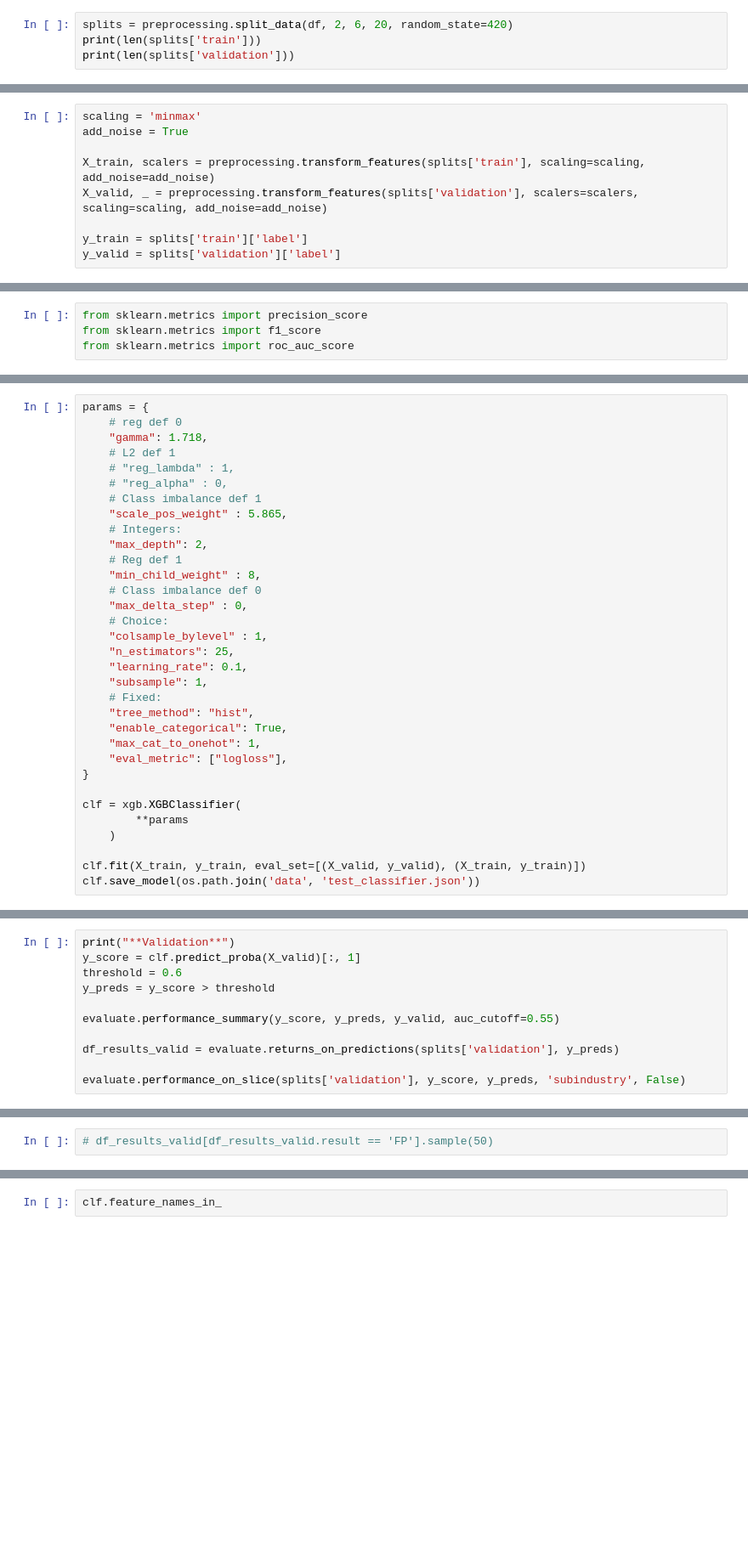
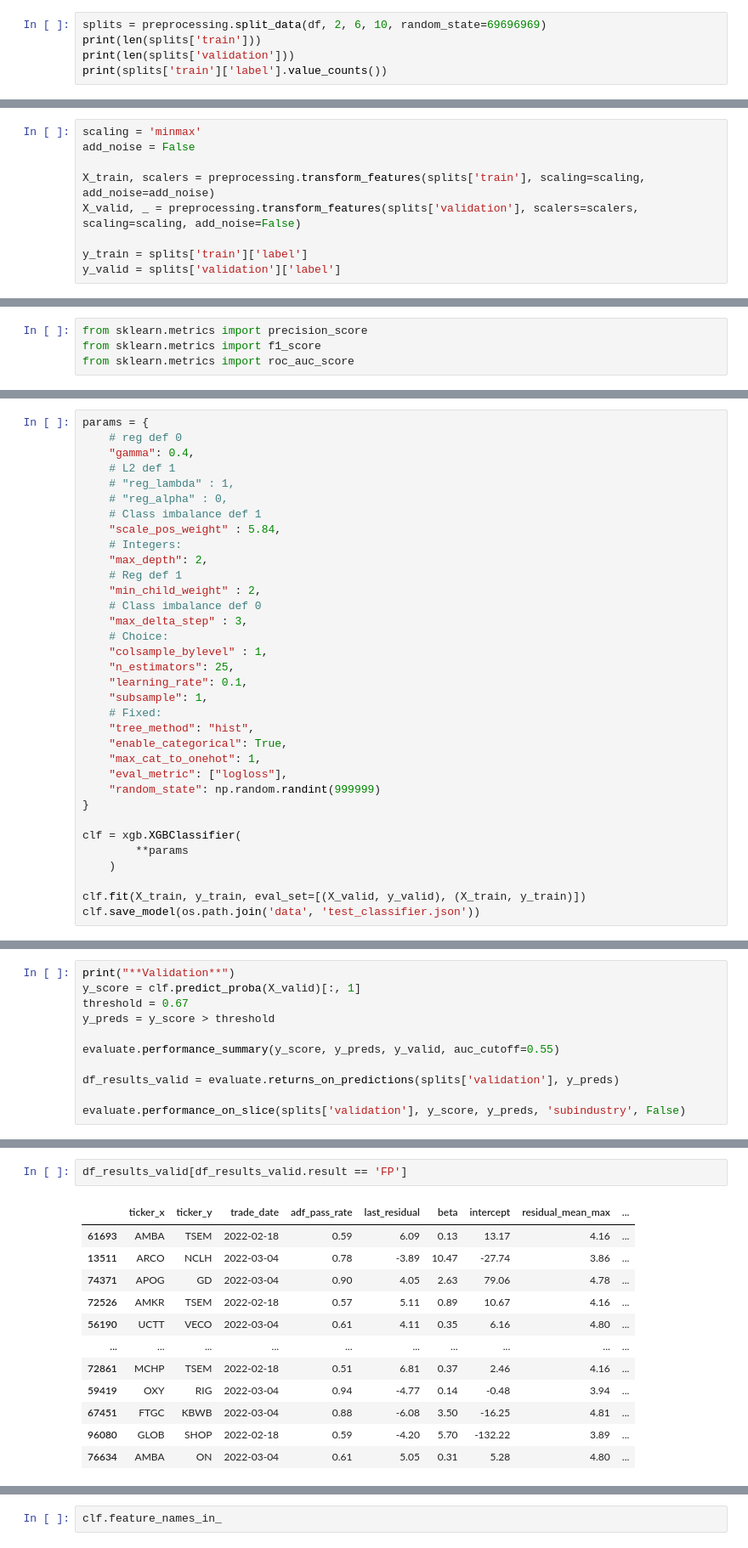
Before and after one commit to DomStan/stonk-rank, a Jupyter notebook: stonks_notebook.ipynb, the cells around one changed output, grey strips where cells are left out. Shown at 85% size. Cells and saved outputs as stored; diff of their text form; blank space fills up the shorter version.

```diff
--- a/stonks_notebook.ipynb
+++ b/stonks_notebook.ipynb
@@ -302,5 +251,6 @@ clf_prod, scalers_prod = train_production_xgb(df_prod, params)
 # %%
-splits = preprocessing.split_data(df, 2, 6, 20, random_state=420)
+splits = preprocessing.split_data(df, 2, 6, 10, random_state=69696969)
 print(len(splits['train']))
 print(len(splits['validation']))
+print(splits['train']['label'].value_counts())
 # %% [output]
@@ -309,9 +262,9 @@ print(len(splits['validation']))
 # %%
 scaling = 'minmax'
-add_noise = True
+add_noise = False
 
 X_train, scalers = preprocessing.transform_features(splits['train'], scaling=scaling, add_noise=add_noise)
-X_valid, _ = preprocessing.transform_features(splits['validation'], scalers=scalers, scaling=scaling, add_noise=add_noise)
+X_valid, _ = preprocessing.transform_features(splits['validation'], scalers=scalers, scaling=scaling, add_noise=False)
 
 y_train = splits['train']['label']
 y_valid = splits['validation']['label']
@@ -399,18 +360,18 @@ df_trials.to_csv('data/optimise-data-window-size_2_6_20.csv', index=False)
 # %%
 params = {
     # reg def 0
-    "gamma": 1.718,
+    "gamma": 0.4,
     # L2 def 1
     # "reg_lambda" : 1,
     # "reg_alpha" : 0,
     # Class imbalance def 1
-    "scale_pos_weight" : 5.865,
+    "scale_pos_weight" : 5.84,
     # Integers:
     "max_depth": 2,
     # Reg def 1
-    "min_child_weight" : 8,
+    "min_child_weight" : 2,
     # Class imbalance def 0
-    "max_delta_step" : 0,
+    "max_delta_step" : 3,
     # Choice:
     "colsample_bylevel" : 1,
     "n_estimators": 25,
@@ -421,6 +382,7 @@ params = {
     "enable_categorical": True,
     "max_cat_to_onehot": 1,
     "eval_metric": ["logloss"],
+    "random_state": np.random.randint(999999)
 }
 
 clf = xgb.XGBClassifier(
@@ -450,7 +412,7 @@ clf.save_model(os.path.join('data', 'test_classifier.json'))
 # %%
 print("**Validation**")
 y_score = clf.predict_proba(X_valid)[:, 1]
-threshold = 0.6
+threshold = 0.67
 y_preds = y_score > threshold
 
 evaluate.performance_summary(y_score, y_preds, y_valid, auc_cutoff=0.55)
@@ -478,3 +440,16 @@ ROC-AUC score: 0.5243362831858407
 Total positive predictions: 0
 # %%
-# df_results_valid[df_results_valid.result == 'FP'].sample(50)
+df_results_valid[df_results_valid.result == 'FP']
+# %% [output]
+|  | ticker_x | ticker_y | trade_date | adf_pass_rate | last_residual | beta | intercept | residual_mean_max | ... |
+| 61693 | AMBA | TSEM | 2022-02-18 | 0.59 | 6.09 | 0.13 | 13.17 | 4.16 | ... |
+| 13511 | ARCO | NCLH | 2022-03-04 | 0.78 | -3.89 | 10.47 | -27.74 | 3.86 | ... |
+| 74371 | APOG | GD | 2022-03-04 | 0.90 | 4.05 | 2.63 | 79.06 | 4.78 | ... |
+| 72526 | AMKR | TSEM | 2022-02-18 | 0.57 | 5.11 | 0.89 | 10.67 | 4.16 | ... |
+| 56190 | UCTT | VECO | 2022-03-04 | 0.61 | 4.11 | 0.35 | 6.16 | 4.80 | ... |
+| ... | ... | ... | ... | ... | ... | ... | ... | ... | ... |
+| 72861 | MCHP | TSEM | 2022-02-18 | 0.51 | 6.81 | 0.37 | 2.46 | 4.16 | ... |
+| 59419 | OXY | RIG | 2022-03-04 | 0.94 | -4.77 | 0.14 | -0.48 | 3.94 | ... |
+| 67451 | FTGC | KBWB | 2022-03-04 | 0.88 | -6.08 | 3.50 | -16.25 | 4.81 | ... |
+| 96080 | GLOB | SHOP | 2022-02-18 | 0.59 | -4.20 | 5.70 | -132.22 | 3.89 | ... |
+| 76634 | AMBA | ON | 2022-03-04 | 0.61 | 5.05 | 0.31 | 5.28 | 4.80 | ... |
```
Also changed, not shown: parts of 16 cells of this notebook, 3 other files.
